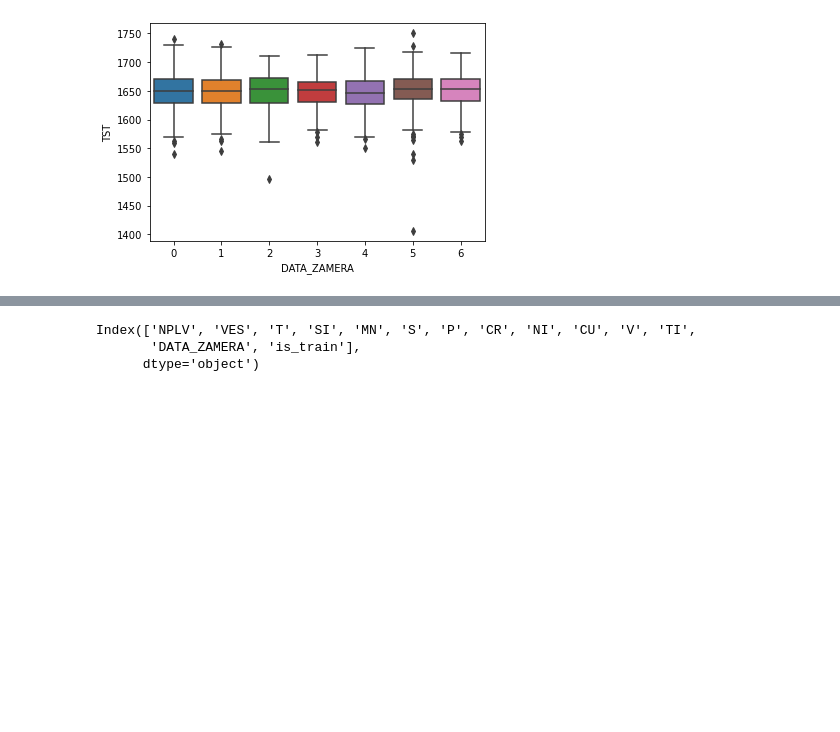
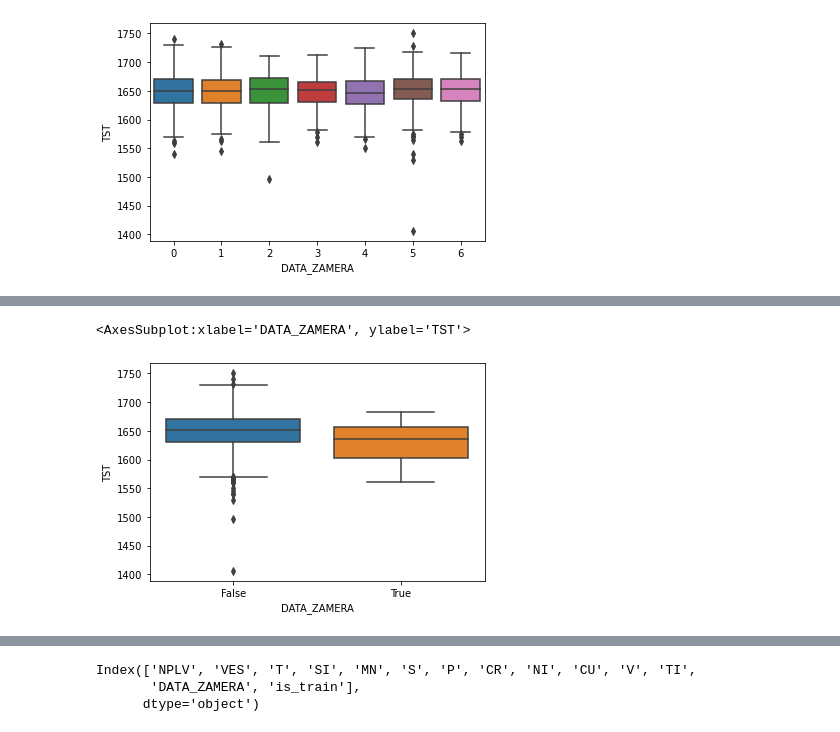
Before and after one commit to i-vainn/evraz_ai_hack, a Jupyter notebook: chugun/explore_chugun.ipynb, the cells around one changed output, grey strips where cells are left out. Cells and saved outputs as stored; diff of their text form; code cells hidden in the pictures; blank space fills up the shorter version.

```diff
--- a/chugun/explore_chugun.ipynb
+++ b/chugun/explore_chugun.ipynb
@@ -372,0 +378,5 @@ sns.boxplot(x=df.DATA_ZAMERA.dt.day_of_week, y=target.TST)
+# %%
+sns.boxplot(x=df.DATA_ZAMERA.dt.is_month_end, y=target.TST)
+# %% [output]
+<AxesSubplot:xlabel='DATA_ZAMERA', ylabel='TST'>
+[figure, added]
```
Also changed, not shown: parts of 14 cells of this notebook, 1 other file.
